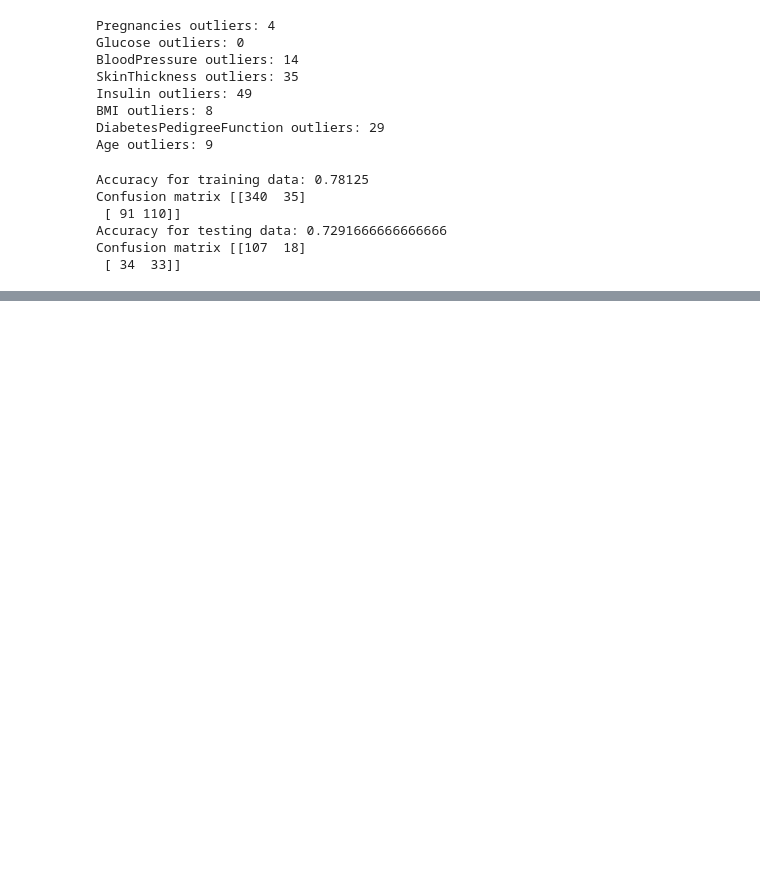
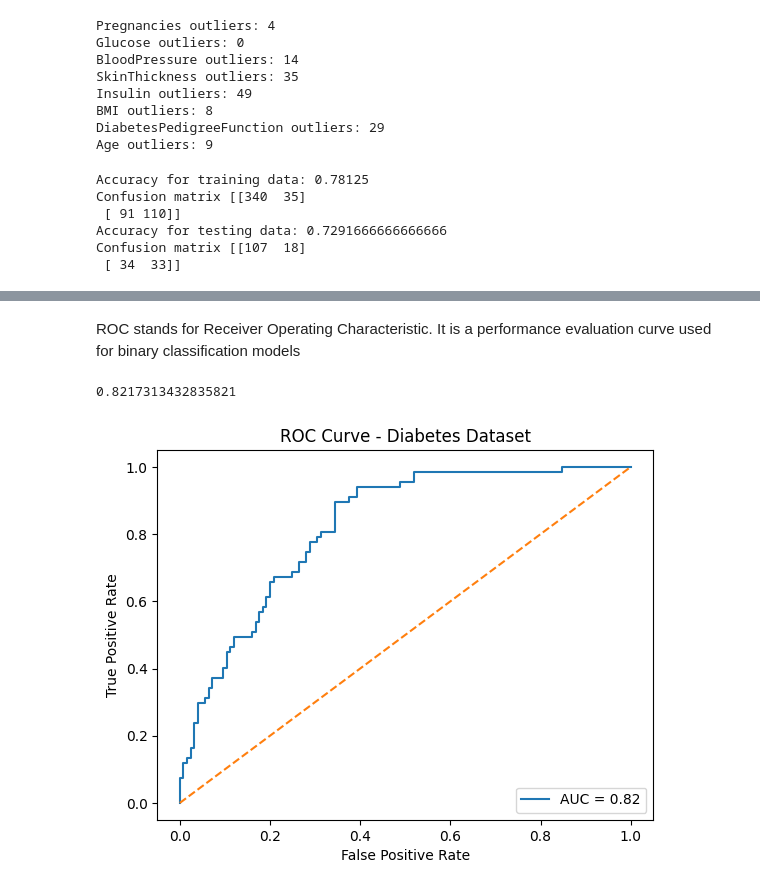
Before and after one commit to PraneethArtham/MachineLearning, a Jupyter notebook: ML/logisticRegression.ipynb, the cells around one changed output, grey strips where cells are left out. Saved outputs shown, nothing was run; the diff lists cells and outputs as text; code cells hidden in the pictures; blank space fills up the shorter version.

```diff
--- a/ML/logisticRegression.ipynb
+++ b/ML/logisticRegression.ipynb
@@ -372,0 +392,21 @@ Confusion matrix [[107  18]
+# %% [markdown]
+ROC stands for Receiver Operating Characteristic.
+It is a performance evaluation curve used for binary classification models
+# %%
+y_prob = log_reg.predict_proba(X_test)[:, 1]
+# %%
+from sklearn.metrics import roc_curve, auc
+fpr, tpr, thresholds = roc_curve(y_test, y_prob)
+roc_auc = auc(fpr, tpr)
+plt.figure()
+plt.plot(fpr, tpr, label=f"AUC = {roc_auc:.2f}")
+plt.plot([0, 1], [0, 1], linestyle="--")
+print(roc_auc)
+plt.xlabel("False Positive Rate")
+plt.ylabel("True Positive Rate")
+plt.title("ROC Curve - Diabetes Dataset")
+plt.legend(loc="lower right")
+plt.show()
+# %% [output]
+0.8217313432835821
+[figure, added]
```
Also changed, not shown: parts of 14 cells of this notebook, 5 other files.
